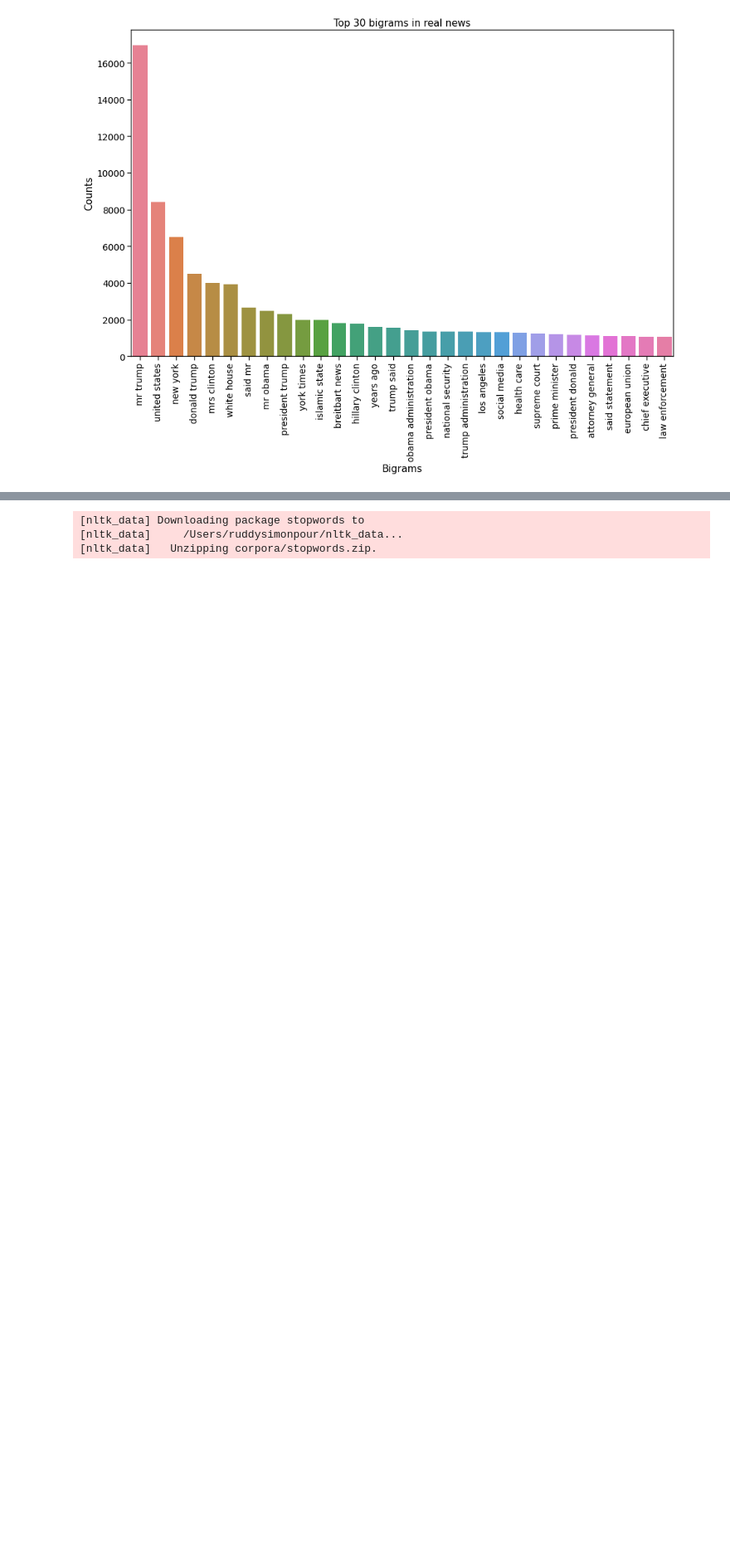
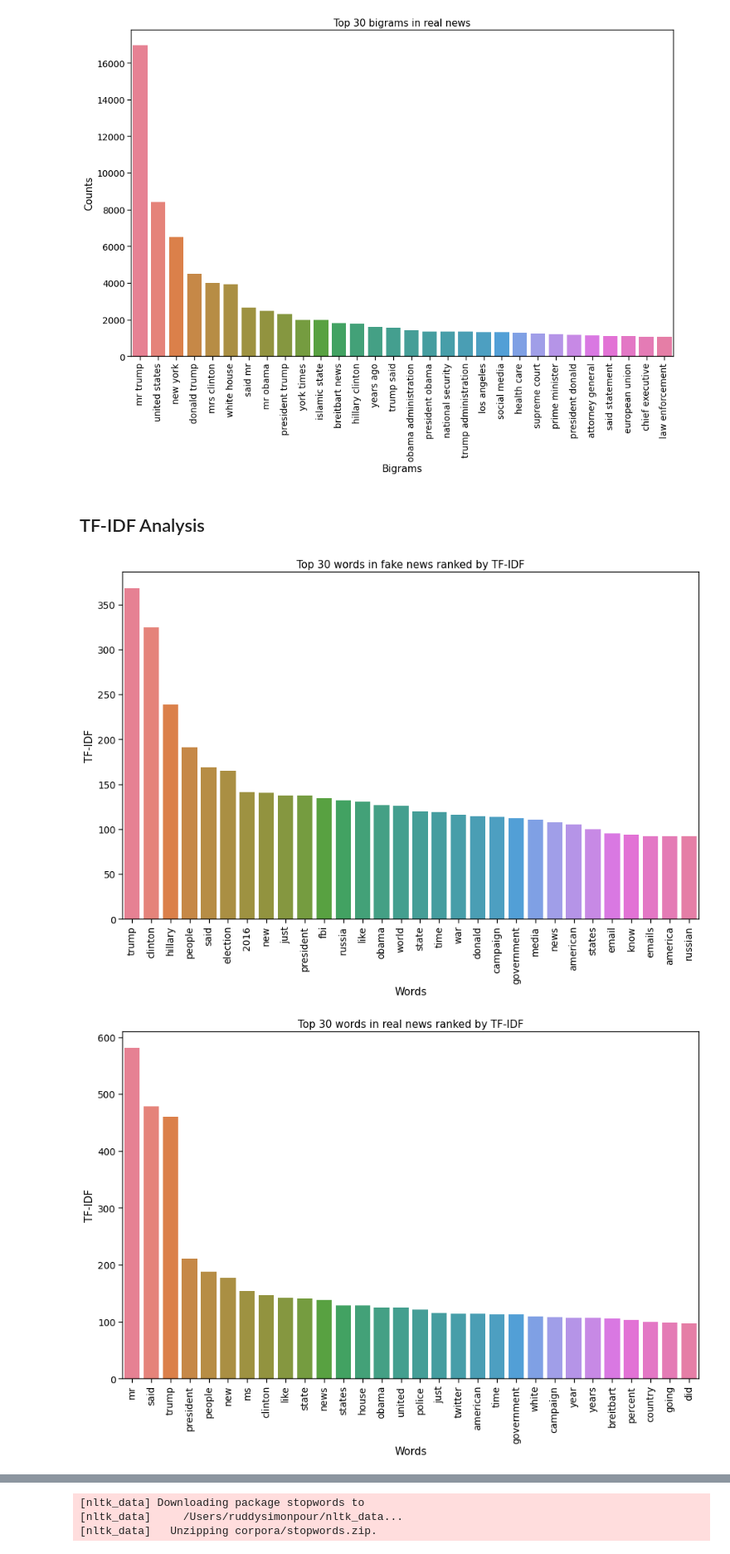
Before and after one commit to mmahmoudighaznavi/ADS504-Fake-News-Detection-MachineLearning-DeepLearning, a Jupyter notebook: FakeNewsClassification.ipynb, the cells around one changed output, grey strips where cells are left out. Shown: that part at 83% size. Saved outputs shown, nothing was run; the diff lists cells and outputs as text; code cells hidden in the pictures; blank space fills up the shorter version.

```diff
--- a/FakeNewsClassification.ipynb
+++ b/FakeNewsClassification.ipynb
@@ -195,4 +197,39 @@ plot_top_n_bigrams(30, real_news['text'], 'Top 30 bigrams in real news')
 # %% [output]
 [figure]
 [figure]
+# %% [markdown]
+## TF-IDF Analysis
+# %%
+# Function to calculate and plot top n words ranked by TF-IDF
+def plot_top_n_tfidf(n, text, title):
+    tfidf_vectorizer = TfidfVectorizer(stop_words='english')
+    tfidf_data = tfidf_vectorizer.fit_transform(text)
+
+    words = tfidf_vectorizer.get_feature_names_out()
+    total_counts = np.zeros(len(words))
+
+    for t in tfidf_data:
+        total_counts += t.toarray()[0]
+
+    count_dict = (zip(words, total_counts))
+    count_dict = sorted(count_dict, key=lambda x: x[1], reverse=True)[0:n]
+    words = [w[0] for w in count_dict]
+    counts = [w[1] for w in count_dict]
+    x_pos = np.arange(len(words))
+
+    plt.figure(2, figsize=(15, 15/1.6180))
+    plt.subplot(title=title)
+    sns.set_context("notebook", font_scale=1.25, rc={"lines.linewidth": 2.5})
+    sns.barplot(x=words, y=counts, palette='husl')
+    plt.xticks(x_pos, words, rotation=90)
+    plt.xlabel('Words')
+    plt.ylabel('TF-IDF')
+    plt.show()
+
+# Plot top n words ranked by TF-IDF for fake and real news
+plot_top_n_tfidf(30, fake_news['text'], 'Top 30 words in fake news ranked by TF-IDF')
+plot_top_n_tfidf(30, real_news['text'], 'Top 30 words in real news ranked by TF-IDF')
+# %% [output]
+[figure, added]
+[figure, added]
 # %% [markdown]
```
Also changed, not shown: parts of 12 cells of this notebook.
